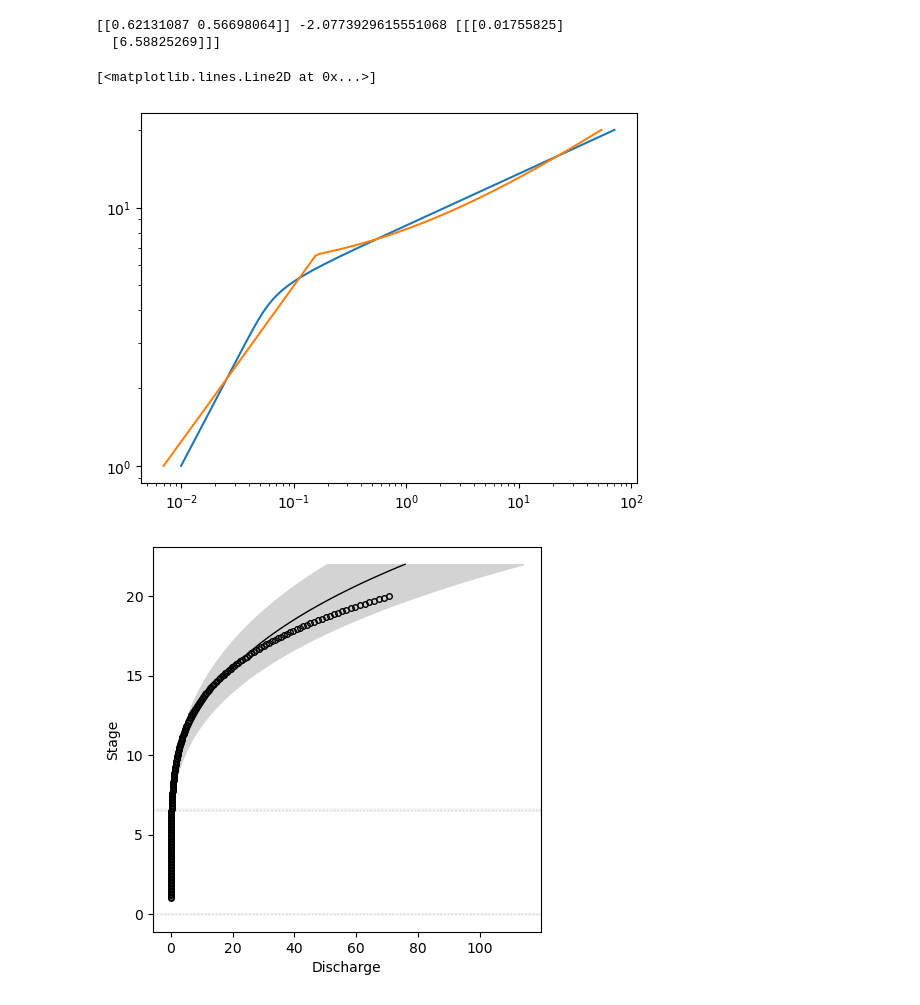
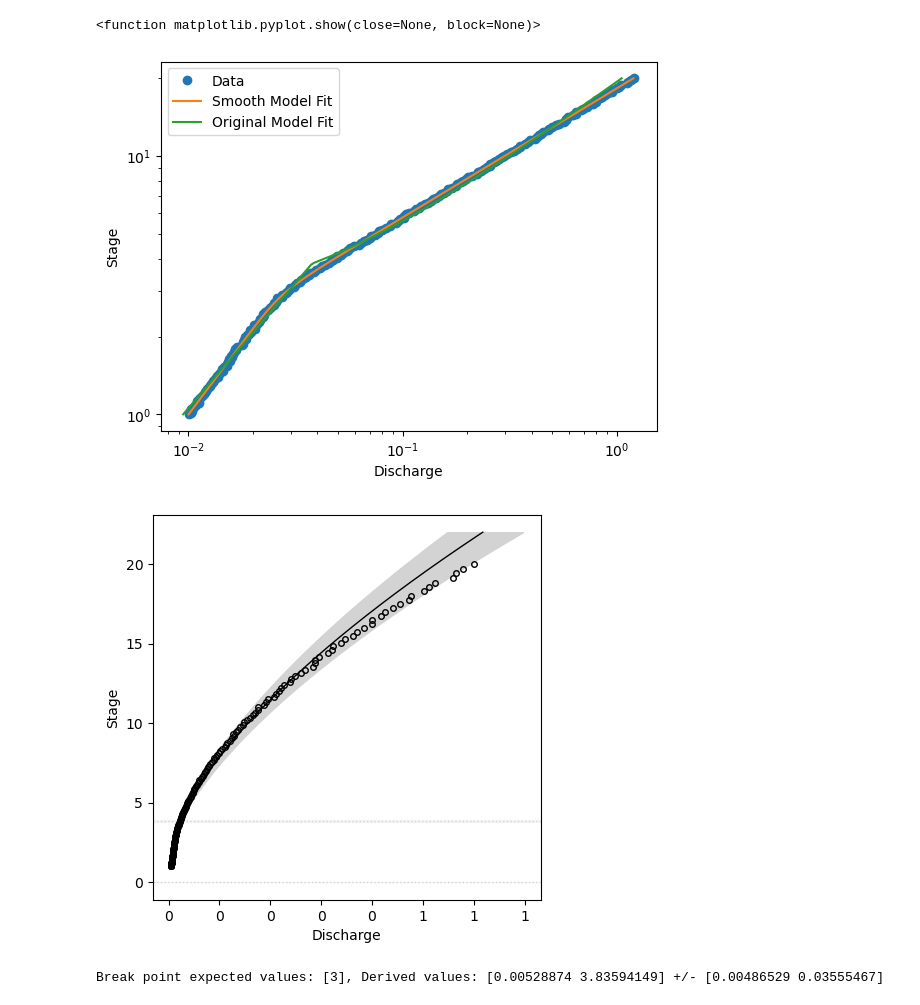
Before and after one commit to thodson-usgs/ratingcurve, a Jupyter notebook: notebooks/SmoothPowerLaw_Example.ipynb, the cells around one changed output. Saved outputs shown, nothing was run; the diff lists cells and outputs as text; code cells hidden in the pictures.

Commit message:
Updated smooth power law examples

```diff
--- a/notebooks/SmoothPowerLaw_Example.ipynb
+++ b/notebooks/SmoothPowerLaw_Example.ipynb
@@ -27,6 +37,14 @@ def SmoothlyBrokenPowerLaw(x: ArrayLike, amplitude: float, breaks: ArrayLike, al
 # %%
-h = np.linspace(1, 20, 201)
+h = np.geomspace(1, 20, 201)
 a = 0.01
-breaks = [8]
-alphas = [2, 4]
-q = SmoothlyBrokenPowerLaw(h, a, breaks, alphas, 0.1)
+delta = 0.1
+breaks = [3]
+alphas = [0.9, 2]
+q = SmoothlyBrokenPowerLaw(h, a, breaks, alphas, delta)
+# Add some random noise in log space
+q = np.exp(np.log(q) + np.random.randn(len(q)) * 0.01)
+
+fig, ax = plt.subplots()
+ax.loglog(q, h, marker='o', linestyle='')
+ax.set(xlabel='Discharge', ylabel='Stage')
+plt.show
@@ -89,15 +111,20 @@ Interrupted at 122,099 [61%]: Average Loss = 1,985.4
-# %%
-print(trace_pl.posterior.w.mean(axis=1).values, trace_pl.posterior.a.mean().values, trace_pl.posterior.hs.mean(axis=1).values)
-# %% [output]
-[[0.62131087 0.56698064]] -2.0773929615551068 [[[0.01755825]
-  [6.58825269]]]
 # %%
-plt.loglog(q, h)
-plt.loglog(data_pl['discharge'], data_pl['stage'])
+fig, ax = plt.subplots()
+ax.loglog(q, h, marker='o', linestyle='', label='Data')
+ax.loglog(data['discharge'], data['stage'], label='Smooth Model Fit')
+ax.loglog(data_pl['discharge'], data_pl['stage'], label='Original Model Fit')
+ax.set(xlabel='Discharge', ylabel='Stage')
+plt.legend()
+plt.show
 # %% [output]
-[<matplotlib.lines.Line2D at 0x...>]
+<function matplotlib.pyplot.show(close=None, block=None)>
-[figure, old version]
+[figure, new version]
 # %%
 powerrating.plot(trace_pl)
 # %% [output]
-[figure, old version]
+[figure, new version]
+# %%
+print('Break point expected values: '+str(breaks)+', Derived values: '
+      +str(trace_pl.posterior.hs.mean(axis=1).values.squeeze())+' +/- '+str(trace_pl.posterior.hs.std(axis=1).values.squeeze()))
+# %% [output]
+Break point expected values: [3], Derived values: [0.00528874 3.83594149] +/- [0.00486529 0.03555467]
```
Also changed, not shown: parts of 24 cells of this notebook, 2 other files.
